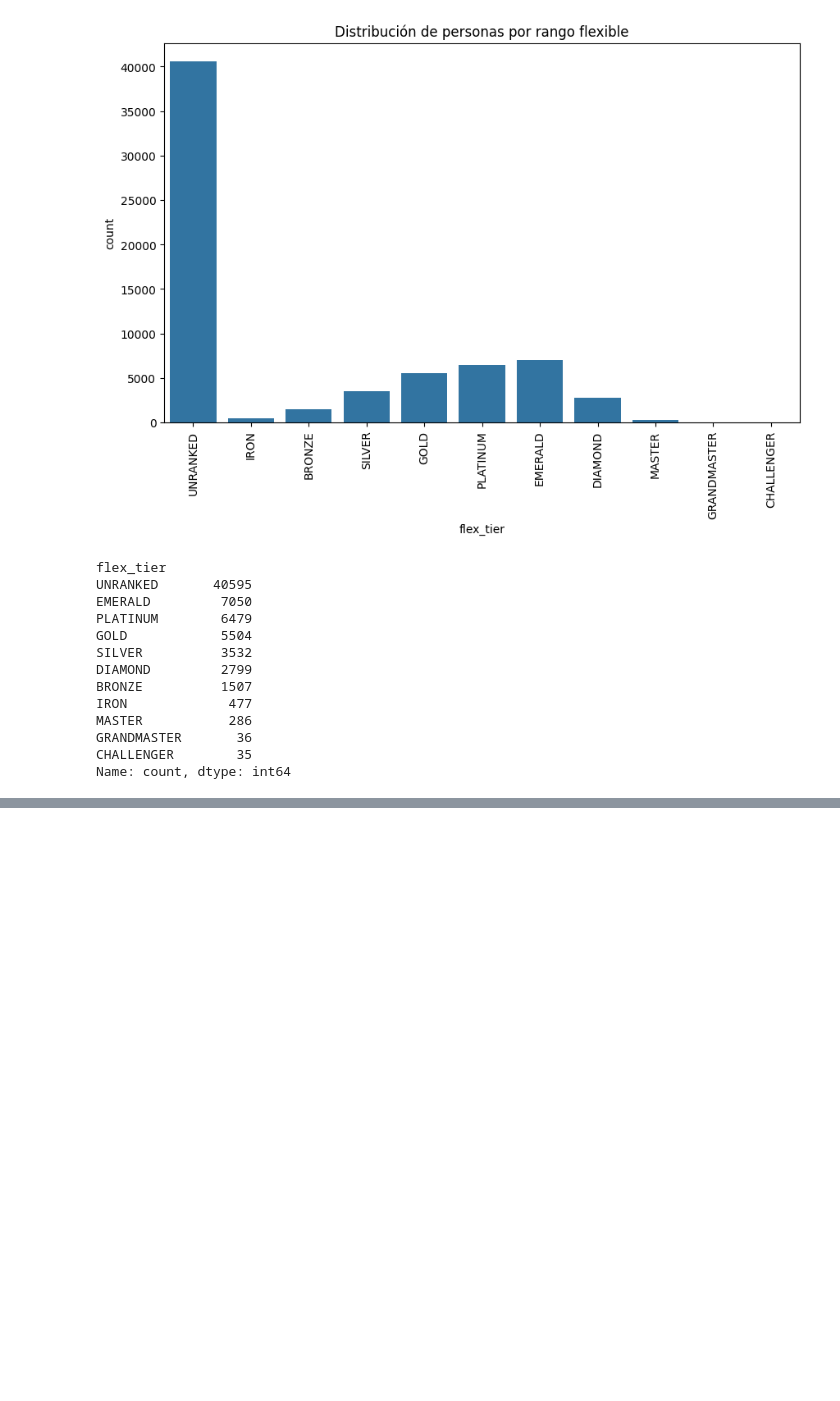
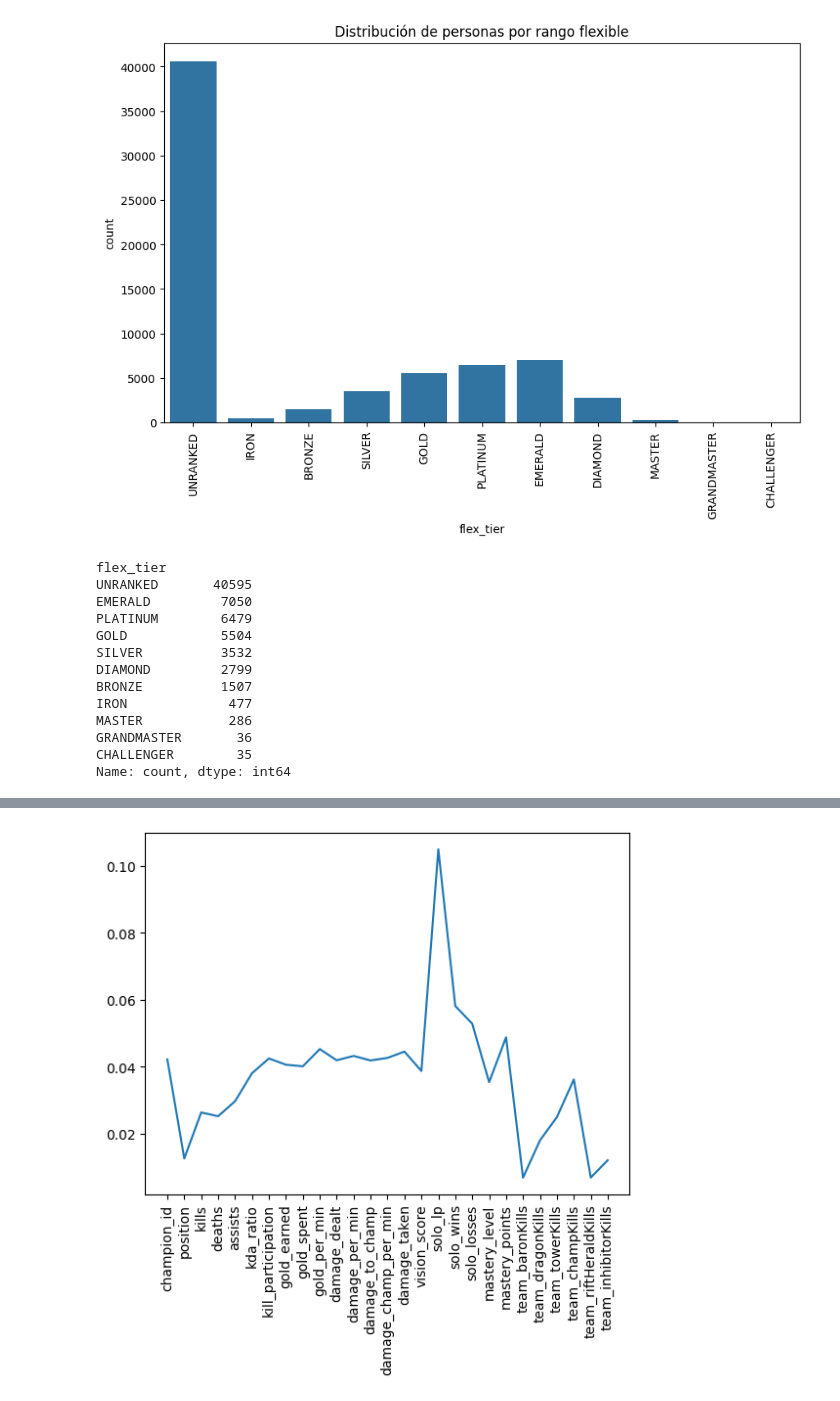
Before and after one commit to IgnacioBecerra99/Proyecto_finalv2, a Jupyter notebook: Proyecto_finalv2.ipynb, the cells around one changed output, grey strips where cells are left out. Saved outputs shown, nothing was run; the diff lists cells and outputs as text; code cells hidden in the pictures; blank space fills up the shorter version.

```diff
--- a/Proyecto_finalv2.ipynb
+++ b/Proyecto_finalv2.ipynb
@@ -126,0 +188,7 @@ data.drop(columns=)
+# %%
+model = RandomForestClassifier()
+model.fit(X_train, y_train)
+y_pred = model.predict(X_test)
+
+print(confusion_matrix(y_test, y_pred))
+print(classification_report(y_test, y_pred))
@@ -126,0 +245,7 @@ data.drop(columns=)
+# %%
+importances = model.feature_importances_
+plt.plot(X_train.columns,importances)
+plt.xticks(rotation = 90)
+plt.show()
+# %% [output]
+[figure, added]
```
Also changed, not shown: parts of 12 cells of this notebook.
